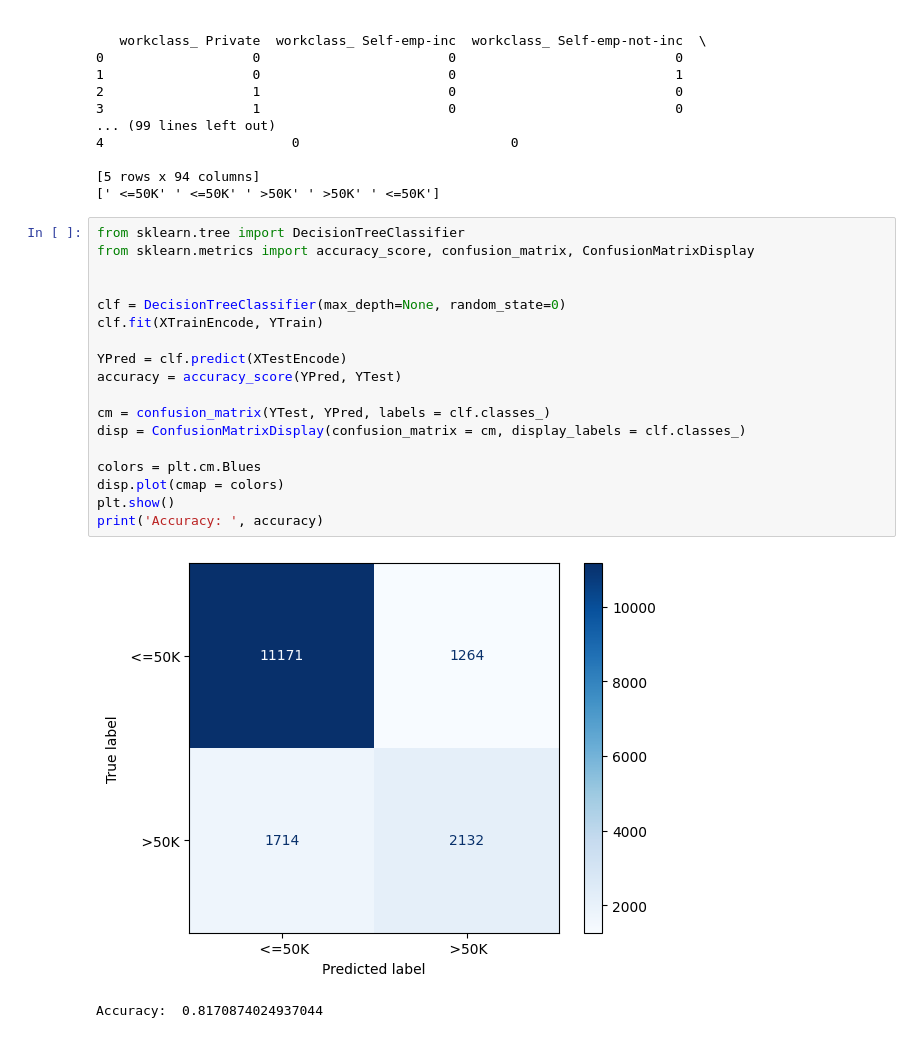
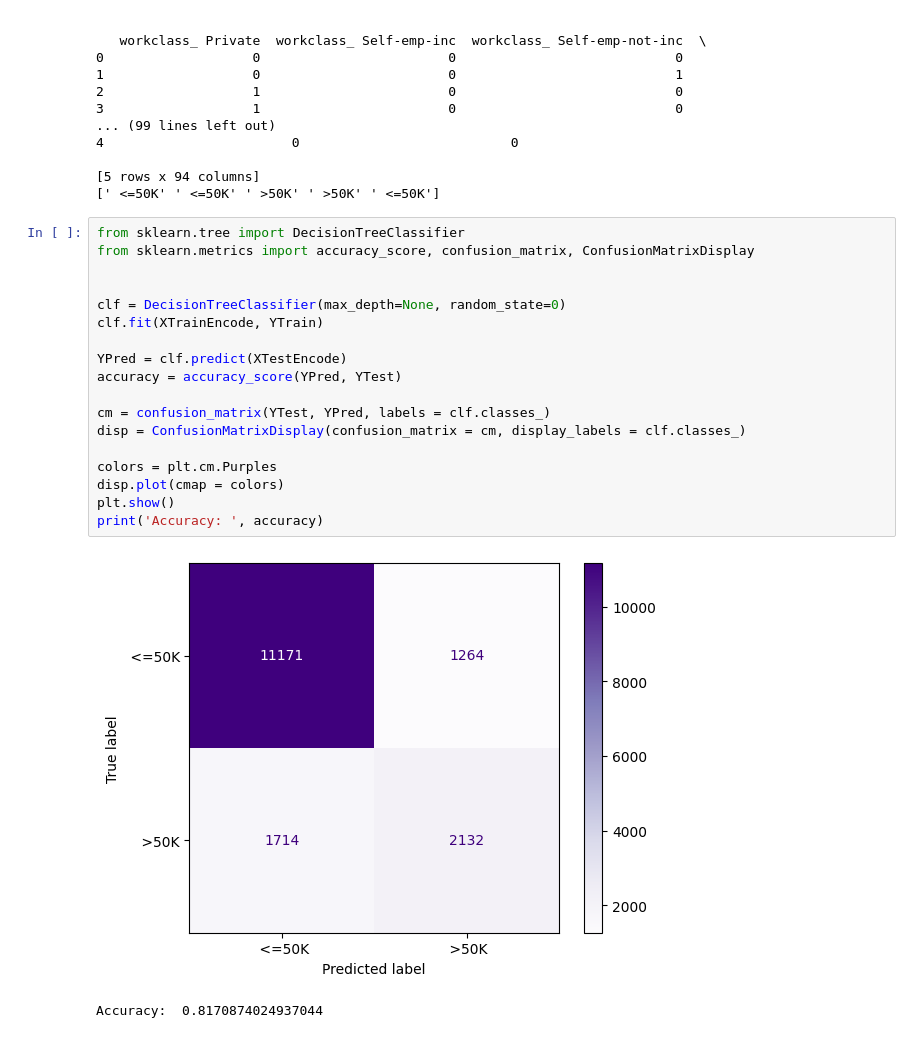
Before and after one commit to FrancoA325/Income-project, a Jupyter notebook: G19Project.ipynb, the cells around one changed output. Drawn from its saved outputs; the diff is of its cells as text.

```diff
--- a/G19Project.ipynb
+++ b/G19Project.ipynb
@@ -109,23 +109,23 @@ print(YTest[:5])
 # %%
 from sklearn.tree import DecisionTreeClassifier
 from sklearn.metrics import accuracy_score, confusion_matrix, ConfusionMatrixDisplay
 
 
 clf = DecisionTreeClassifier(max_depth=None, random_state=0)
 clf.fit(XTrainEncode, YTrain)
 
 YPred = clf.predict(XTestEncode)
 accuracy = accuracy_score(YPred, YTest)
 
 cm = confusion_matrix(YTest, YPred, labels = clf.classes_)
 disp = ConfusionMatrixDisplay(confusion_matrix = cm, display_labels = clf.classes_)
 
-colors = plt.cm.Blues
+colors = plt.cm.Purples
 disp.plot(cmap = colors)
 plt.show()
 print('Accuracy: ', accuracy)
 # %% [output]
-[figure, old version]
+[figure, new version]
 Accuracy:  0.8170874024937044
 # %%
 from sklearn.ensemble import RandomForestClassifier
```
Also changed, not shown: parts of 2 cells of this notebook.
